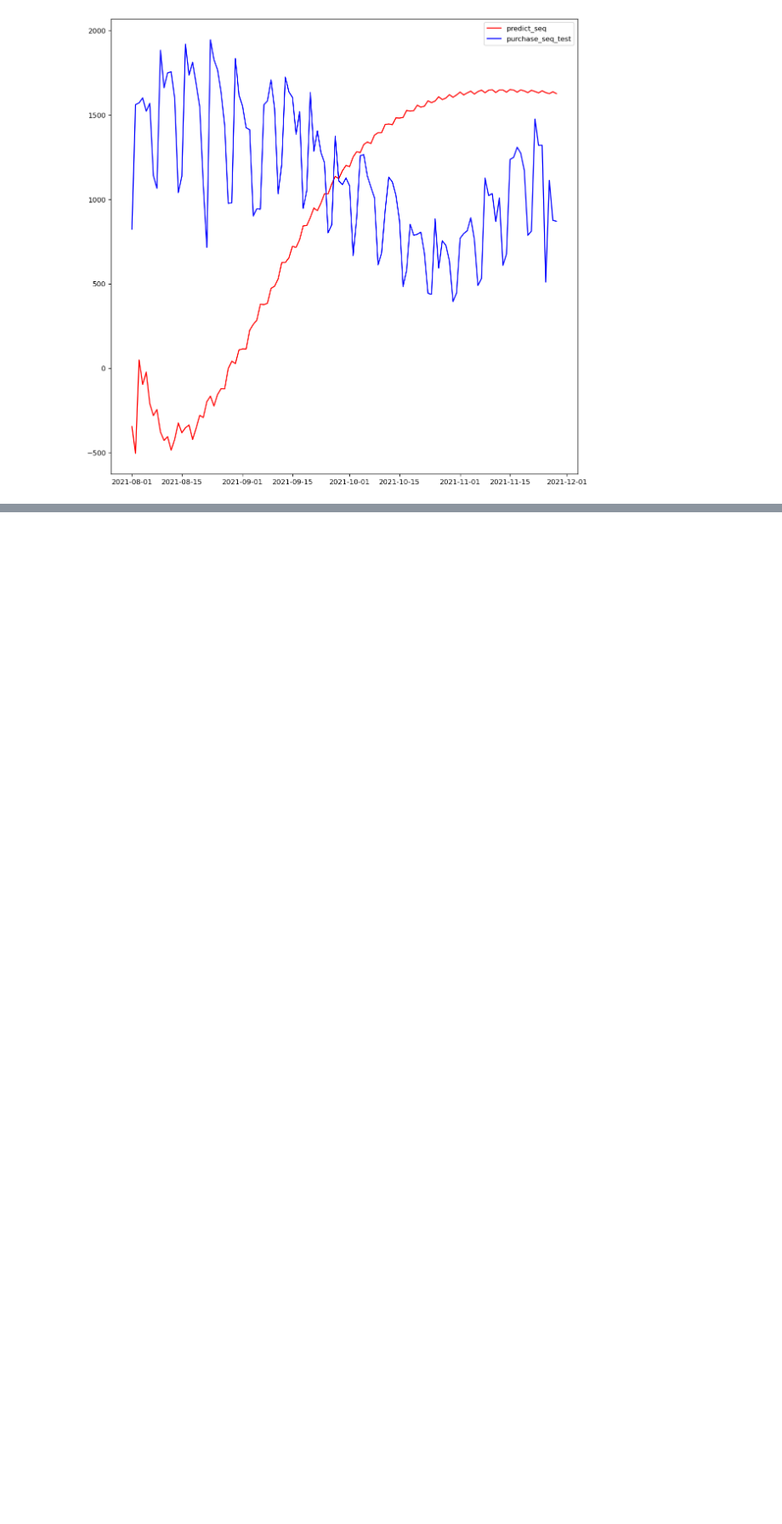
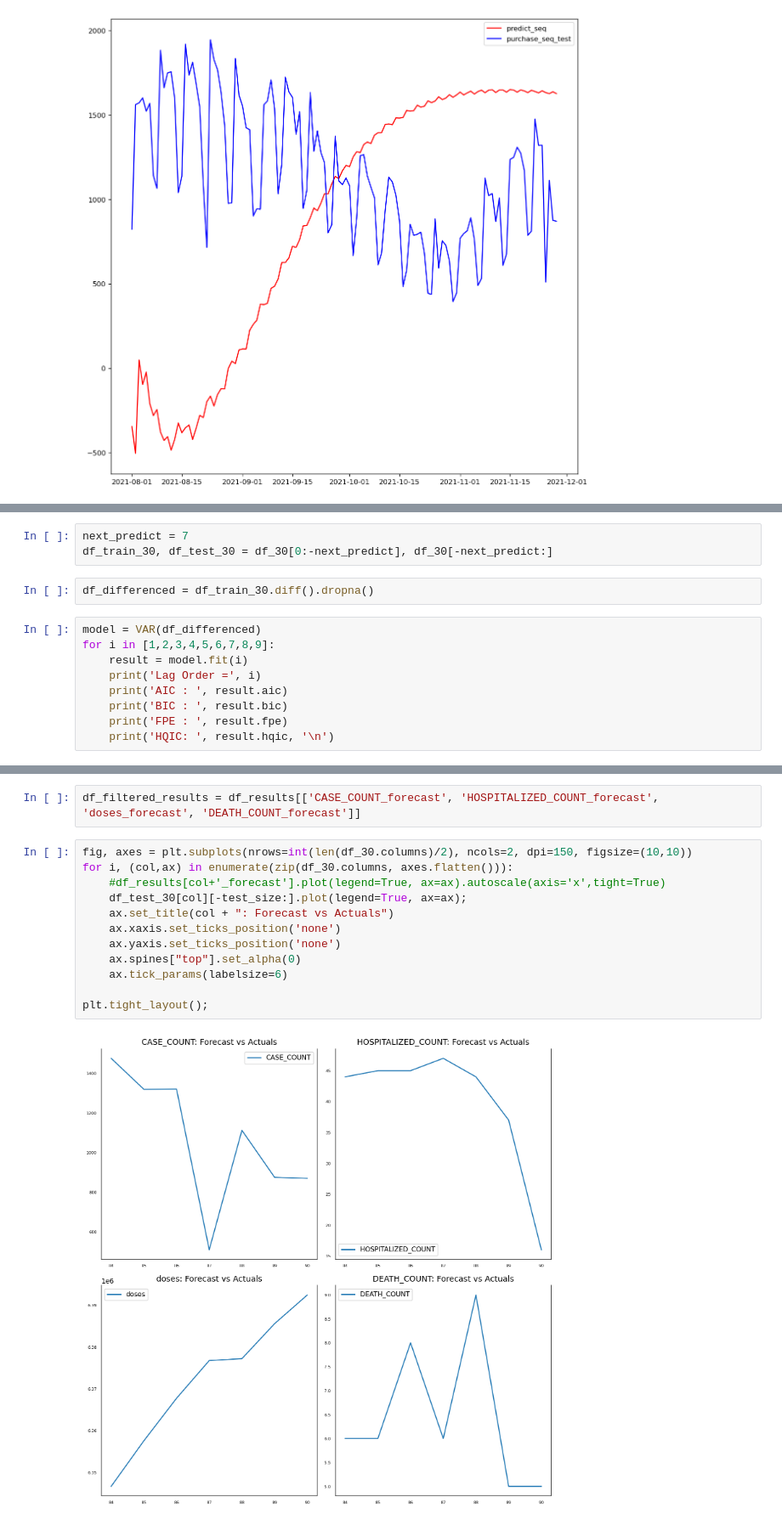
Before and after one commit to zhuguotian/big-data-analytical-final-project, a Jupyter notebook: Analysis/arima.ipynb, the cells around one changed output, grey strips where cells are left out. Shown at 85% size. Cells and saved outputs as stored; diff of their text form; blank space fills up the shorter version.

```diff
--- a/Analysis/arima.ipynb
+++ b/Analysis/arima.ipynb
@@ -340,0 +768,14 @@ plt.show()
+# %%
+next_predict = 7
+df_train_30, df_test_30 = df_30[0:-next_predict], df_30[-next_predict:]
+# %%
+df_differenced = df_train_30.diff().dropna()
+# %%
+model = VAR(df_differenced)
+for i in [1,2,3,4,5,6,7,8,9]:
+    result = model.fit(i)
+    print('Lag Order =', i)
+    print('AIC : ', result.aic)
+    print('BIC : ', result.bic)
+    print('FPE : ', result.fpe)
+    print('HQIC: ', result.hqic, '\n')
@@ -340,0 +876,16 @@ plt.show()
+# %%
+df_filtered_results = df_results[['CASE_COUNT_forecast', 'HOSPITALIZED_COUNT_forecast', 'doses_forecast', 'DEATH_COUNT_forecast']]
+# %%
+fig, axes = plt.subplots(nrows=int(len(df_30.columns)/2), ncols=2, dpi=150, figsize=(10,10))
+for i, (col,ax) in enumerate(zip(df_30.columns, axes.flatten())):
+    #df_results[col+'_forecast'].plot(legend=True, ax=ax).autoscale(axis='x',tight=True)
+    df_test_30[col][-test_size:].plot(legend=True, ax=ax);
+    ax.set_title(col + ": Forecast vs Actuals")
+    ax.xaxis.set_ticks_position('none')
+    ax.yaxis.set_ticks_position('none')
+    ax.spines["top"].set_alpha(0)
+    ax.tick_params(labelsize=6)
+
+plt.tight_layout();
+# %% [output]
+[figure, added]
```
Also changed, not shown: parts of 53 cells of this notebook, 1 other file.
